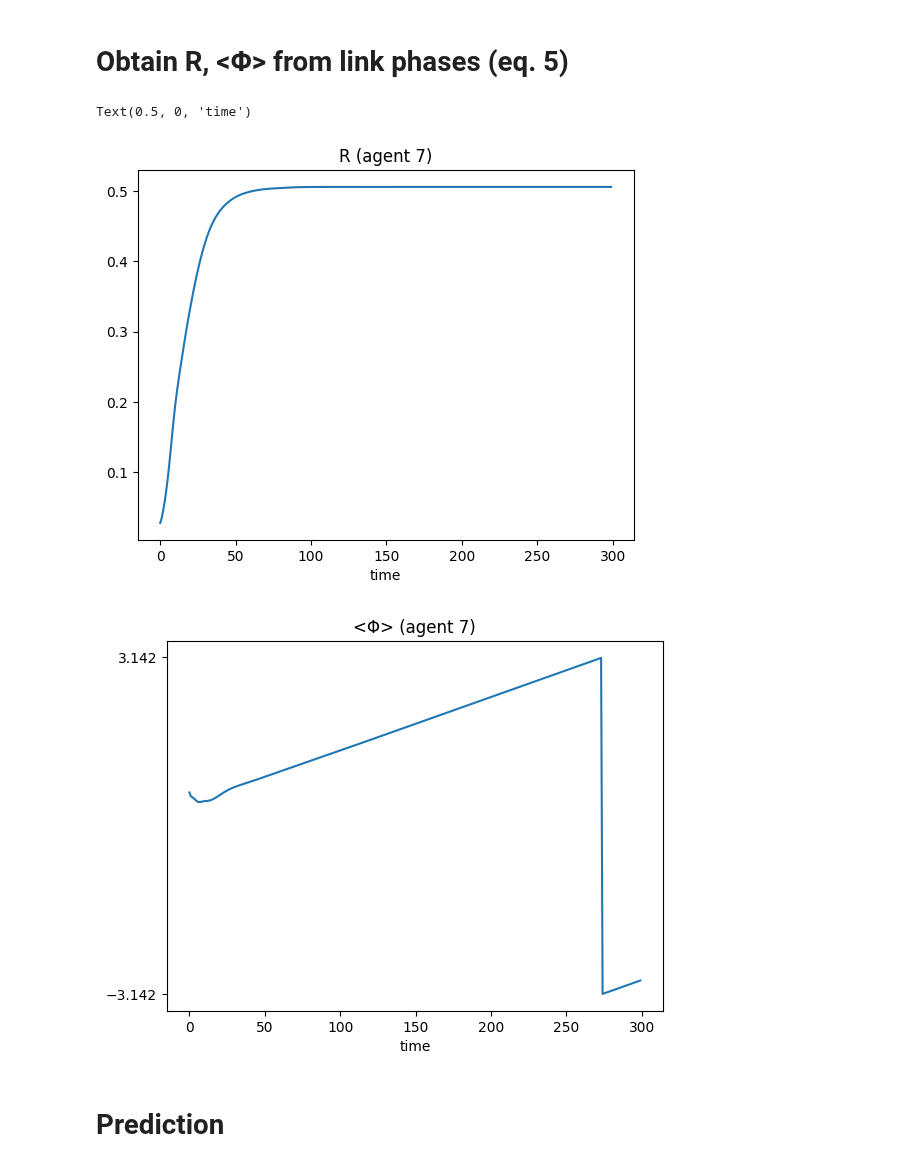
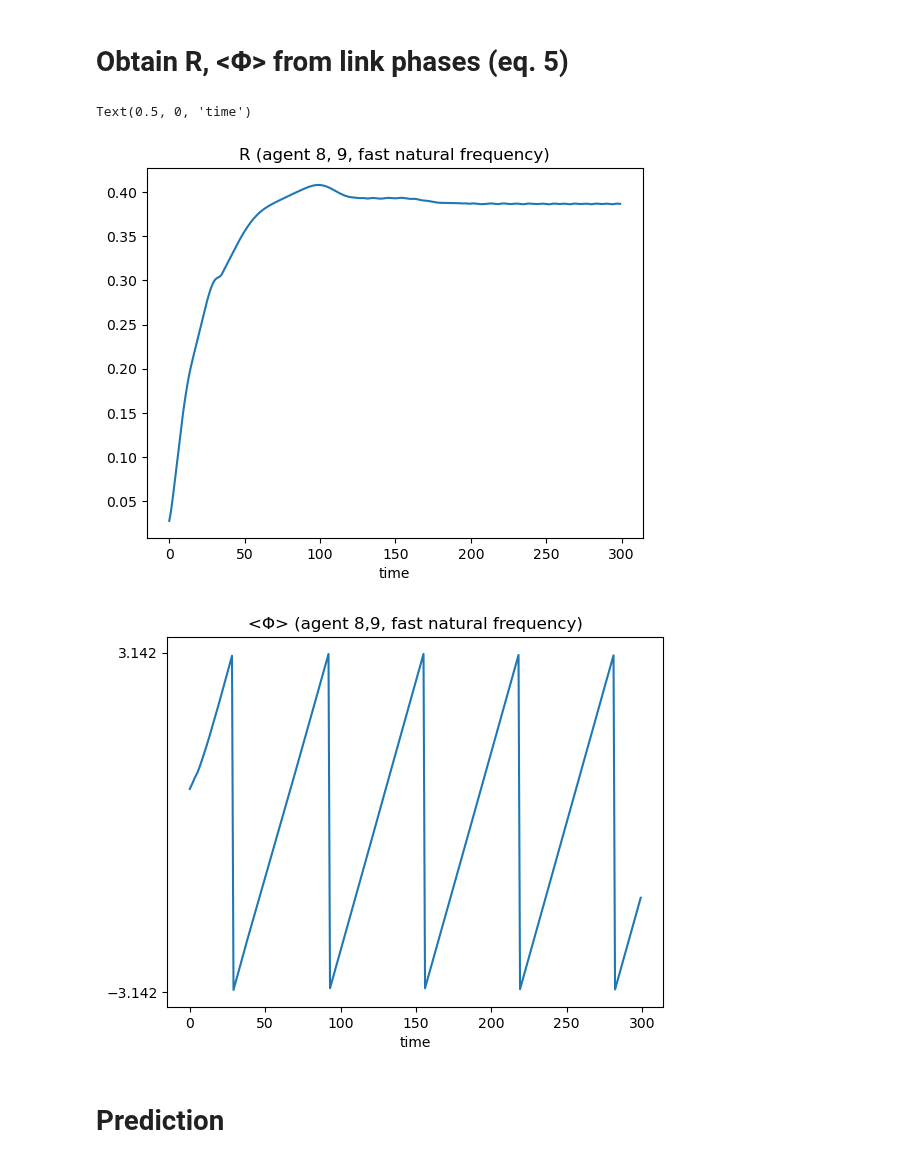
Before and after one commit to losertlab/rhythmic_sharing, a Jupyter notebook: src/trajectories_rhythmic_sharing.ipynb, the cells around one changed output. Saved outputs shown, nothing was run; the diff lists cells and outputs as text; code cells hidden in the pictures.

```diff
--- a/src/trajectories_rhythmic_sharing.ipynb
+++ b/src/trajectories_rhythmic_sharing.ipynb
@@ -105,0 +156,15 @@ show(app)
+# %%
+bk_data = ColumnDataSource(exp[["Agent_8_x_Position", "Agent_9_x_Position", "Agent_10_x_Position", "Agent_7_y_Position", "Agent_8_y_Position", "Agent_9_y_Position", "Agent_10_y_Position", "Agent_7_x_Position", "t"]])
+t = bk_data.data["t"]
+mapper = linear_cmap(field_name="t", palette=Viridis256, low=min(t), high=max(t))
+p = figure(title=f"Agent y positions",
+    x_axis_label="t",
+    y_axis_label="y",
+    width=600, height=400)
+p.scatter(x="t", y="Agent_7_y_Position", source=bk_data, size=8, color="red", alpha=0.6, legend_label="Agent 7")
+p.scatter(x="t", y="Agent_8_y_Position", source=bk_data, size=8, color="blue", alpha=0.6, legend_label="Agent 8")
+p.scatter(x="t", y="Agent_9_y_Position", source=bk_data, size=8, color="green", alpha=0.6, legend_label="Agent 9")
+p.scatter(x="t", y="Agent_10_y_Position", source=bk_data, size=8, color="pink", alpha=0.6, legend_label="Agent 10")
+p.legend.location = "bottom_right"
+p.legend.label_text_font_size = "10pt"
+show(p)
@@ -122,19 +190,19 @@ If data is one continuous dataset, leave marker as marker=np.array(([0])).
 please set the following two lines.
 """
 marker=np.array(([0]))            # timepoints of when warmup periods occur (i.e., the concatenation timepoints of different datasets)
-warmup_period=200                 # this is T_warm in paper, sect. 5.3.1.
+# warmup_period=200                 # this is T_warm in paper, sect. 5.3.1.
 
 
 
-input_size = train_input.shape[0] # spatial dimensions of the dataset
-train_input_fin=np.zeros((train_input.shape[0],train_input.shape[1]-marker.shape[0]*warmup_period))
+# input_size = train_input.shape[0] # spatial dimensions of the dataset
+# train_input_fin=np.zeros((train_input.shape[0],train_input.shape[1]-marker.shape[0]*warmup_period))
 
-for i in range(marker.shape[0]):
-    if i!=(marker.shape[0]-1):
-        for t in range(marker[i]-i*warmup_period,marker[i+1]-(i+1)*warmup_period):
-            train_input_fin[:,t]=train_input[:,t+(i+1)*warmup_period]
-    else:
-        for t in range(marker[i]-(i)*warmup_period,train_input.shape[1]-marker.shape[0]*warmup_period):
-            train_input_fin[:,t]=train_input[:,t+(i+1)*warmup_period]
+# for i in range(marker.shape[0]):
+#     if i!=(marker.shape[0]-1):
+#         for t in range(marker[i]-i*warmup_period,marker[i+1]-(i+1)*warmup_period):
+#             train_input_fin[:,t]=train_input[:,t+(i+1)*warmup_period]
+#     else:
+#         for t in range(marker[i]-(i)*warmup_period,train_input.shape[1]-marker.shape[0]*warmup_period):
+#             train_input_fin[:,t]=train_input[:,t+(i+1)*warmup_period]
 
-print(train_input_fin.shape)
+# print(train_input_fin.shape)
@@ -439,18 +506,18 @@ changetimes=np.array([])
 for i in range(changetimes.shape[0]):
     plt.axvline(changetimes[i],c='tab:orange') # vertical orange lines indicate state change timepoints
 
-plt.title("R (agent 7)")
+plt.title("R (agent 8, 9, fast natural frequency)")
 plt.xlabel("time")
 # %% [output]
 Text(0.5, 0, 'time')
-[figure, old version]
+[figure, new version]
 # %%
 plt.plot(global_mean_phase)
-plt.title("<Φ> (agent 7)")
+plt.title("<Φ> (agent 8,9, fast natural frequency)")
 plt.xlabel("time")
 plt.yticks([-np.pi,np.pi]);
 # %% [output]
-[figure, old version]
+[figure, new version]
 # %% [markdown]
 # Prediction
 # %% [markdown]
```
Also changed, not shown: parts of 11 cells of this notebook, 1 other file.
